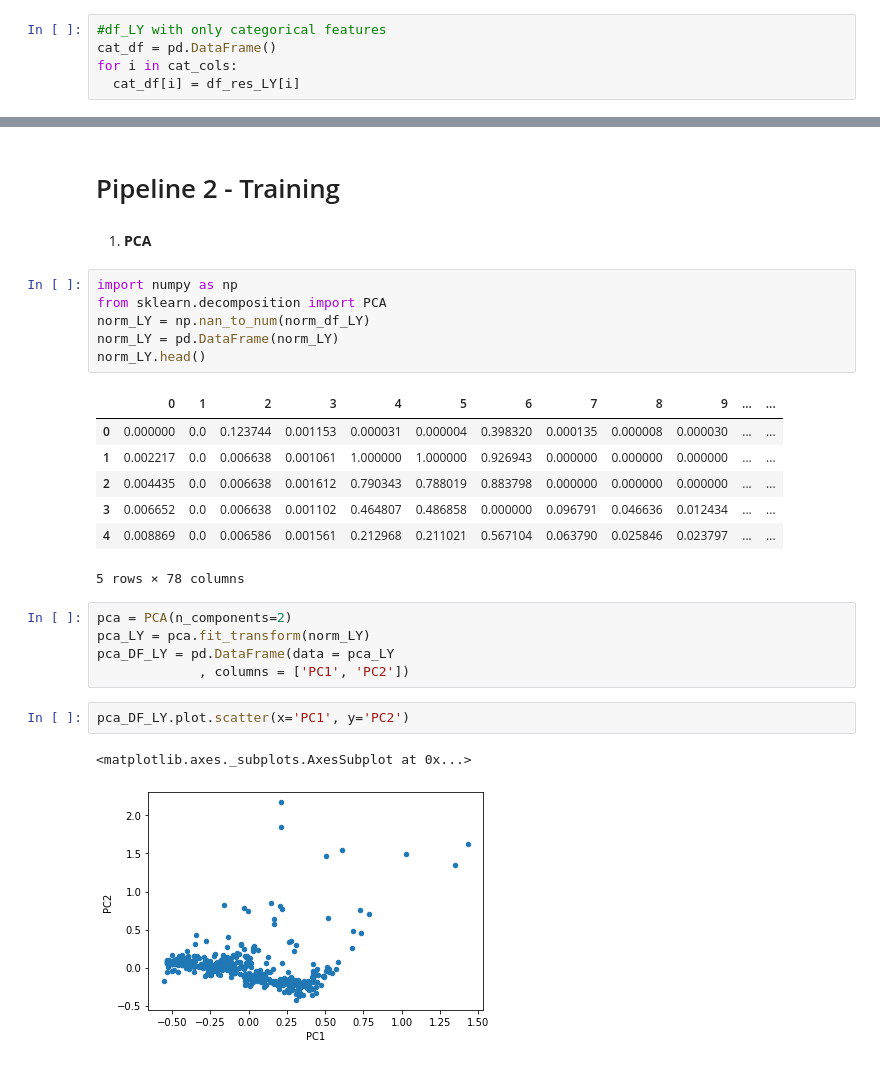
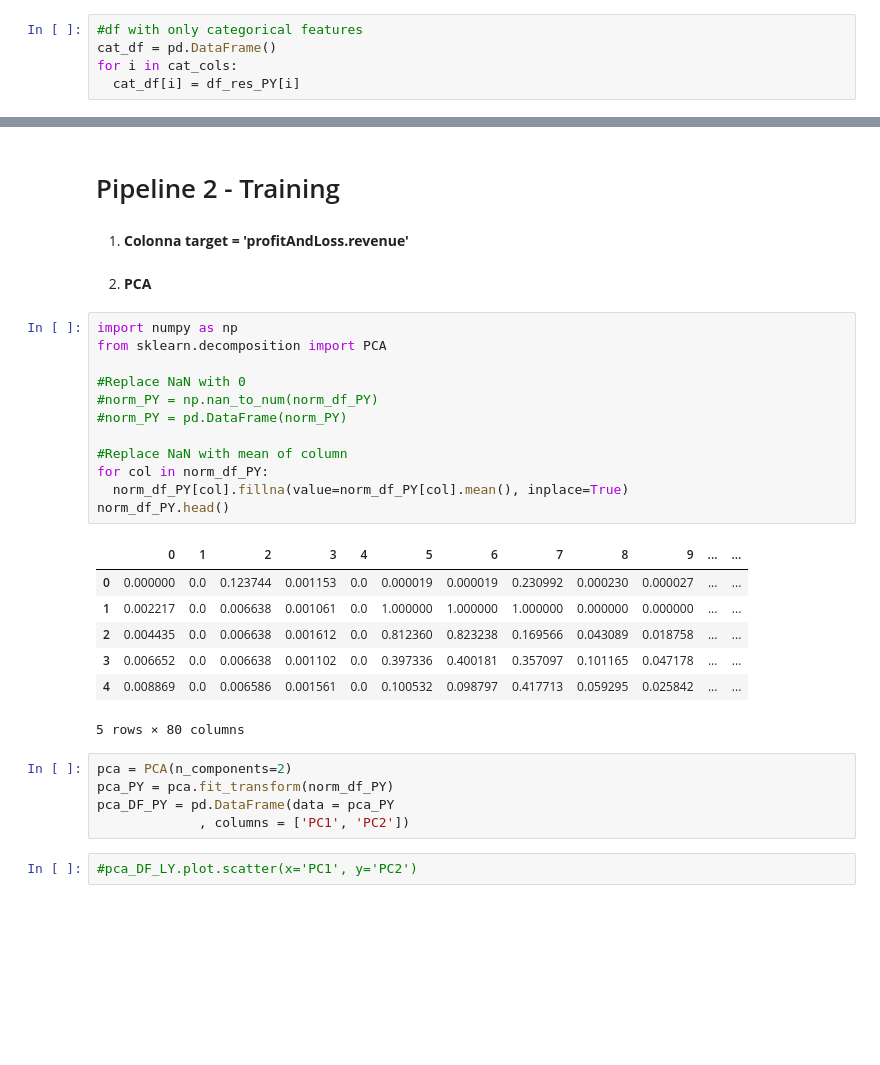
Before and after one commit to pierandreamorelli/cs_data_analysis, a Jupyter notebook: cs_data_analysis.ipynb, the cells around one changed output, grey strips where cells are left out. Drawn from its saved outputs; the diff is of its cells as text; blank space fills up the shorter version.

```diff
--- a/cs_data_analysis.ipynb
+++ b/cs_data_analysis.ipynb
@@ -84,8 +104,8 @@ num_cols = df_res_LY._get_numeric_data()
 # %% [markdown]
 7. **Encoding One Hot Categorical Columns**
 # %%
-#df_LY with only categorical features
+#df with only categorical features
 cat_df = pd.DataFrame()
 for i in cat_cols:
-  cat_df[i] = df_res_LY[i]
+  cat_df[i] = df_res_PY[i]
 # %%
@@ -164,32 +218,37 @@ norm_df_PPY.head()
 5 rows × 78 columns
 # %% [markdown]
 # Pipeline 2 - Training
+# %% [markdown]
+1. **Colonna target = 'profitAndLoss.revenue'**
 # %% [markdown]
-1. **PCA**
+2. **PCA**
 # %%
 import numpy as np
 from sklearn.decomposition import PCA
-norm_LY = np.nan_to_num(norm_df_LY)
-norm_LY = pd.DataFrame(norm_LY)
-norm_LY.head()
+
+#Replace NaN with 0
+#norm_PY = np.nan_to_num(norm_df_PY)
+#norm_PY = pd.DataFrame(norm_PY)
+
+#Replace NaN with mean of column
+for col in norm_df_PY:
+  norm_df_PY[col].fillna(value=norm_df_PY[col].mean(), inplace=True)
+norm_df_PY.head()
 # %% [output]
 |  | 0 | 1 | 2 | 3 | 4 | 5 | 6 | 7 | 8 | 9 | ... | ... |
-| 0 | 0.000000 | 0.0 | 0.123744 | 0.001153 | 0.000031 | 0.000004 | 0.398320 | 0.000135 | 0.000008 | 0.000030 | ... | ... |
-| 1 | 0.002217 | 0.0 | 0.006638 | 0.001061 | 1.000000 | 1.000000 | 0.926943 | 0.000000 | 0.000000 | 0.000000 | ... | ... |
-| 2 | 0.004435 | 0.0 | 0.006638 | 0.001612 | 0.790343 | 0.788019 | 0.883798 | 0.000000 | 0.000000 | 0.000000 | ... | ... |
-| 3 | 0.006652 | 0.0 | 0.006638 | 0.001102 | 0.464807 | 0.486858 | 0.000000 | 0.096791 | 0.046636 | 0.012434 | ... | ... |
-| 4 | 0.008869 | 0.0 | 0.006586 | 0.001561 | 0.212968 | 0.211021 | 0.567104 | 0.063790 | 0.025846 | 0.023797 | ... | ... |
+| 0 | 0.000000 | 0.0 | 0.123744 | 0.001153 | 0.0 | 0.000019 | 0.000019 | 0.230992 | 0.000230 | 0.000027 | ... | ... |
+| 1 | 0.002217 | 0.0 | 0.006638 | 0.001061 | 0.0 | 1.000000 | 1.000000 | 1.000000 | 0.000000 | 0.000000 | ... | ... |
+| 2 | 0.004435 | 0.0 | 0.006638 | 0.001612 | 0.0 | 0.812360 | 0.823238 | 0.169566 | 0.043089 | 0.018758 | ... | ... |
+| 3 | 0.006652 | 0.0 | 0.006638 | 0.001102 | 0.0 | 0.397336 | 0.400181 | 0.357097 | 0.101165 | 0.047178 | ... | ... |
+| 4 | 0.008869 | 0.0 | 0.006586 | 0.001561 | 0.0 | 0.100532 | 0.098797 | 0.417713 | 0.059295 | 0.025842 | ... | ... |
-5 rows × 78 columns
+5 rows × 80 columns
 # %%
 pca = PCA(n_components=2)
-pca_LY = pca.fit_transform(norm_LY)
-pca_DF_LY = pd.DataFrame(data = pca_LY
+pca_PY = pca.fit_transform(norm_df_PY)
+pca_DF_PY = pd.DataFrame(data = pca_PY
              , columns = ['PC1', 'PC2'])
 # %%
-pca_DF_LY.plot.scatter(x='PC1', y='PC2')
+#pca_DF_LY.plot.scatter(x='PC1', y='PC2')
-# %% [output]
-<matplotlib.axes._subplots.AxesSubplot at 0x...>
-[figure, removed]
 # %%
 import matplotlib.pyplot as plt
 
```
Also changed, not shown: parts of 10 cells of this notebook.
